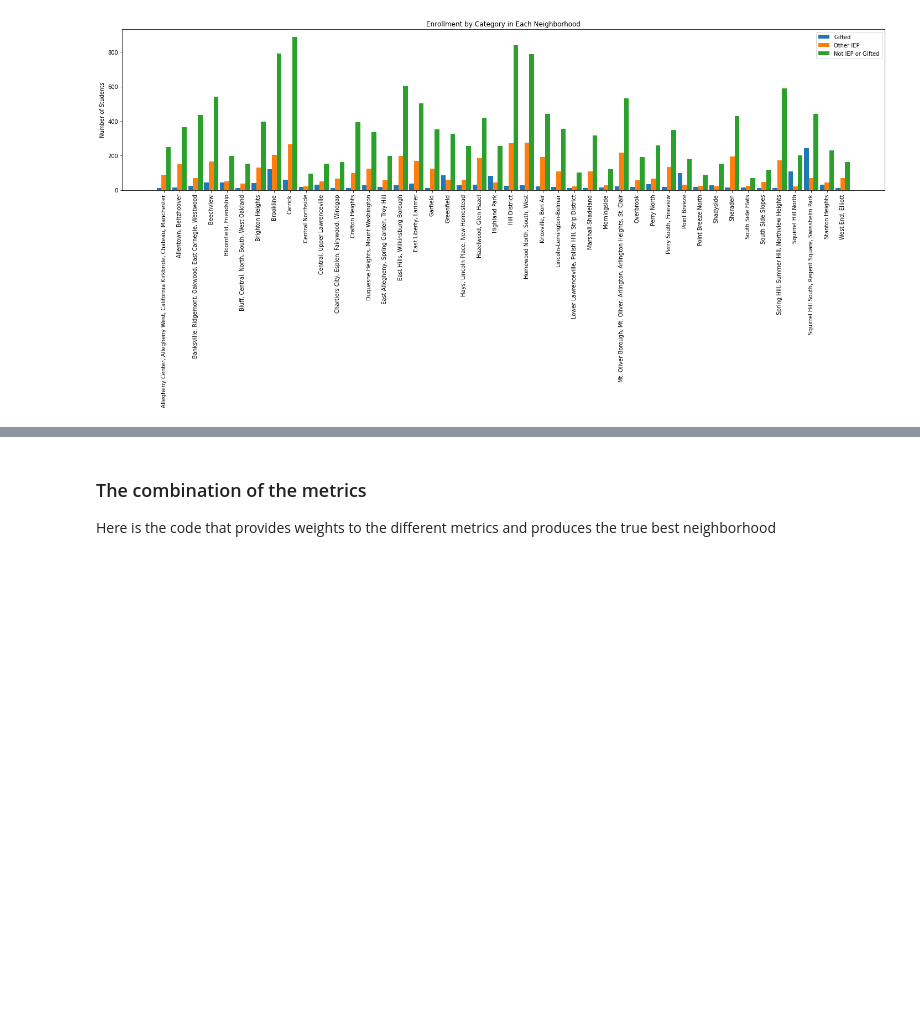
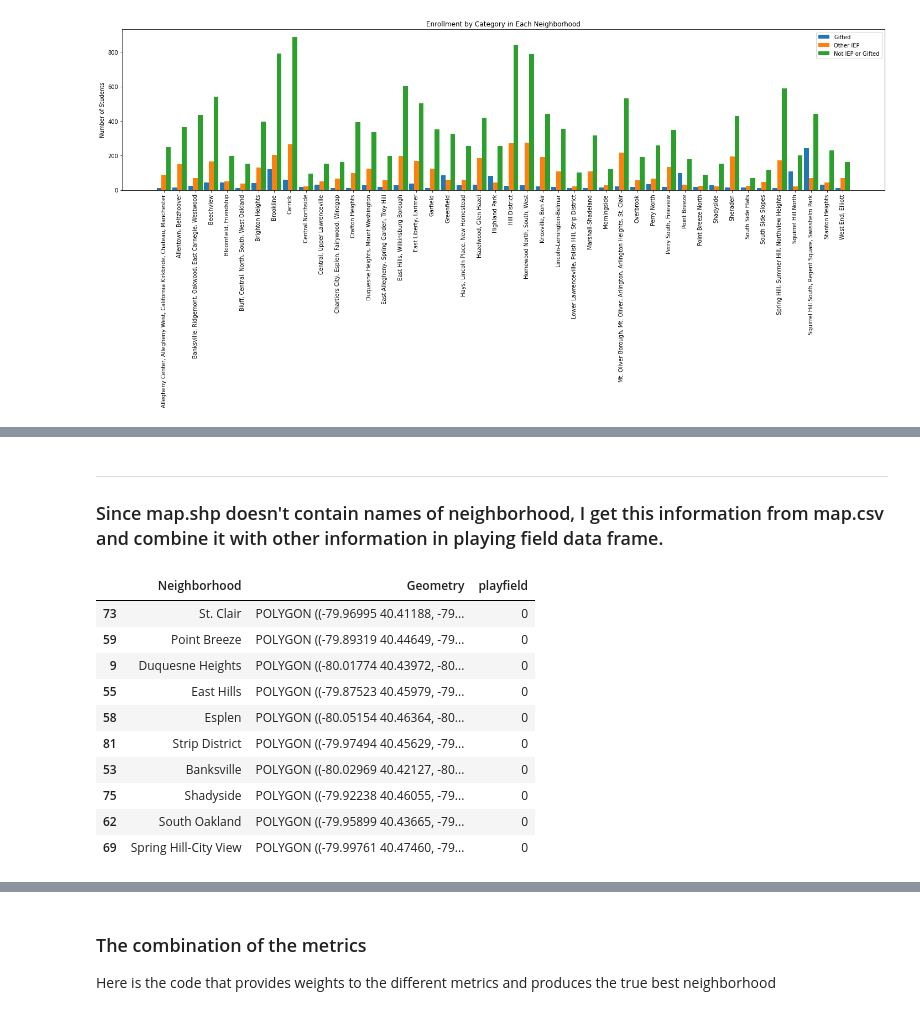
Before and after one commit to AKauffy/TheBiggestIdeas, a Jupyter notebook: FinalNotebook.ipynb, the cells around one changed output, grey strips where cells are left out. Drawn from its saved outputs; the diff is of its cells as text; code cells hidden in the pictures; blank space fills up the shorter version.

```diff
--- a/FinalNotebook.ipynb
+++ b/FinalNotebook.ipynb
@@ -158,0 +176,21 @@ This part of the metric will gauge how many recreational areas are avaliable in
+# %% [markdown]
+---
+### Since map.shp doesn't contain names of neighborhood, I get this information from map.csv and combine it with other information in playing field data frame.
+# %%
+n_data = pd.DataFrame()
+n_data["Neighborhood"]=nb["hood"]
+n_data["Geometry"] = neighborhood["geometry"]
+n_data["playfield"]=0
+n_data.sample(10)
+# %% [output]
+|  | Neighborhood | Geometry | playfield |
+| 73 | St. Clair | POLYGON ((-79.96995 40.41188, -79... | 0 |
+| 59 | Point Breeze | POLYGON ((-79.89319 40.44649, -79... | 0 |
+| 9 | Duquesne Heights | POLYGON ((-80.01774 40.43972, -80... | 0 |
+| 55 | East Hills | POLYGON ((-79.87523 40.45979, -79... | 0 |
+| 58 | Esplen | POLYGON ((-80.05154 40.46364, -80... | 0 |
+| 81 | Strip District | POLYGON ((-79.97494 40.45629, -79... | 0 |
+| 53 | Banksville | POLYGON ((-80.02969 40.42127, -80... | 0 |
+| 75 | Shadyside | POLYGON ((-79.92238 40.46055, -79... | 0 |
+| 62 | South Oakland | POLYGON ((-79.95899 40.43665, -79... | 0 |
+| 69 | Spring Hill-City View | POLYGON ((-79.99761 40.47460, -79... | 0 |
```
Also changed, not shown: parts of 5 cells of this notebook.
